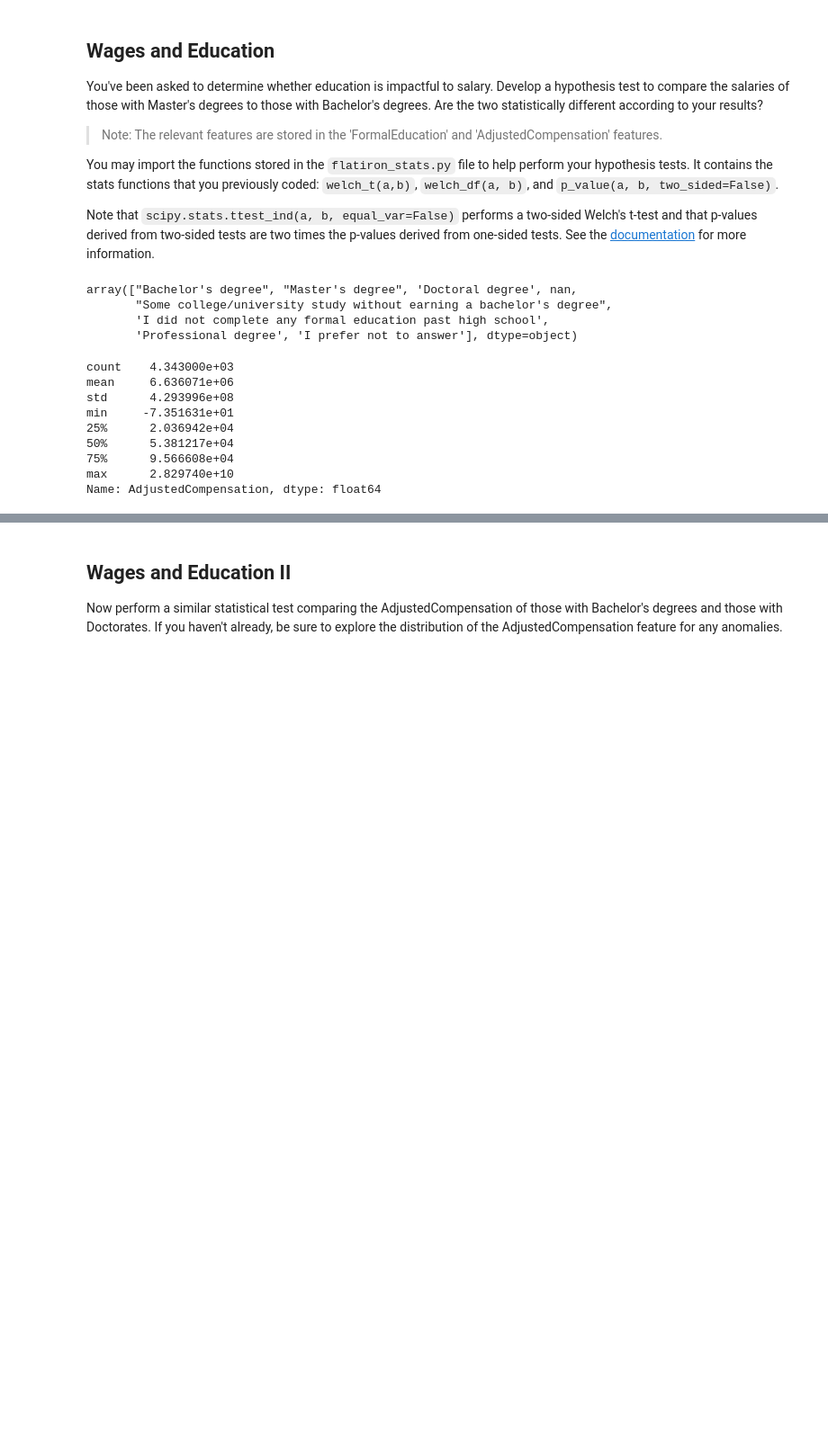
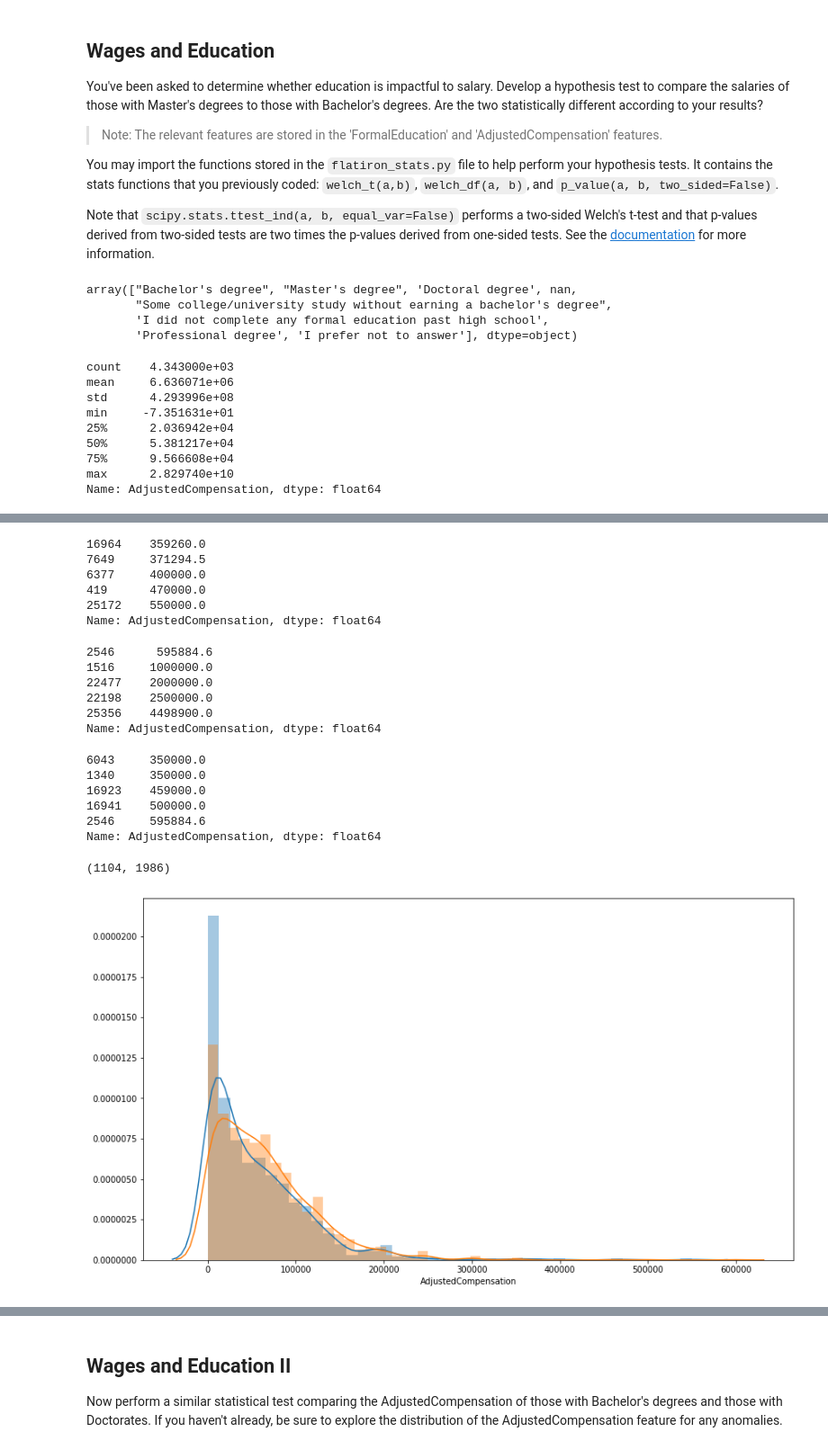
Before and after one commit to poariston/dsc-in-depth-ab-testing-lab-online-ds-pt-120919, a Jupyter notebook: index.ipynb, the cells around one changed output, grey strips where cells are left out. Shown at 90% size. Cells and saved outputs as stored; diff of their text form; code cells hidden in the pictures; blank space fills up the shorter version.

```diff
--- a/index.ipynb
+++ b/index.ipynb
@@ -85,4 +85,11 @@ Name: AdjustedCompensation, dtype: float64
 # %%
 dfB = df.loc[df['FormalEducation'] == "Bachelor's degree"]
 dfM = df.loc[df['FormalEducation'] == "Master's degree"]
-listB= list(dfB[''])
+dfB = dfB['AdjustedCompensation']
+dfBach=dfB.copy()
+dfBach.dropna(inplace=True)
+dfBach
+dfM = dfM['AdjustedCompensation']
+dfMast=dfM.copy()
+dfMast.dropna(inplace=True)
+dfMast
@@ -88,0 +140,2 @@ listB= list(dfB[''])
+# %%
+dfBach.drop(index=3024,inplace=True)
@@ -88,0 +172,45 @@ listB= list(dfB[''])
+# %%
+dfBach.drop(index=[995,21352],inplace=True)
+dfBach.sort_values().tail()
+# %% [output]
+16964    359260.0
+7649     371294.5
+6377     400000.0
+419      470000.0
+25172    550000.0
+Name: AdjustedCompensation, dtype: float64
+# %%
+dfMast.sort_values().tail()
+# %% [output]
+2546      595884.6
+1516     1000000.0
+22477    2000000.0
+22198    2500000.0
+25356    4498900.0
+Name: AdjustedCompensation, dtype: float64
+# %%
+# also removing the 4 highest salaries from dfMast
+dfMast.drop(index=[1516,22477,22198,25356],inplace=True)
+dfMast.sort_values().tail()
+# %% [output]
+6043     350000.0
+1340     350000.0
+16923    459000.0
+16941    500000.0
+2546     595884.6
+Name: AdjustedCompensation, dtype: float64
+# %%
+dfBach.size,dfMast.size
+# %% [output]
+(1104, 1986)
+# %%
+# the 2 samples have different sizes, means and std => Welch's t-test needed
+import matplotlib.pyplot as plt
+import seaborn as sns
+plt.figure(figsize=(14,8))
+sns.distplot(dfBach)
+sns.distplot(dfMast)
+
+plt.show()
+# %% [output]
+[figure, added]
```
Also changed, not shown: parts of 12 cells of this notebook.
